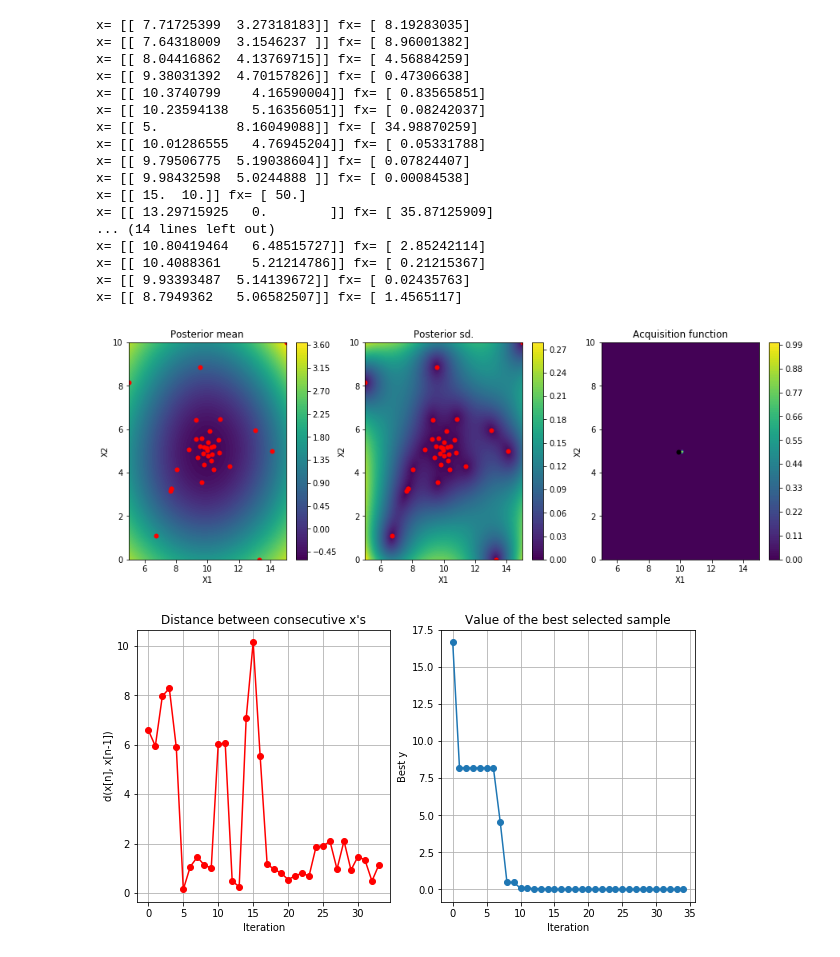
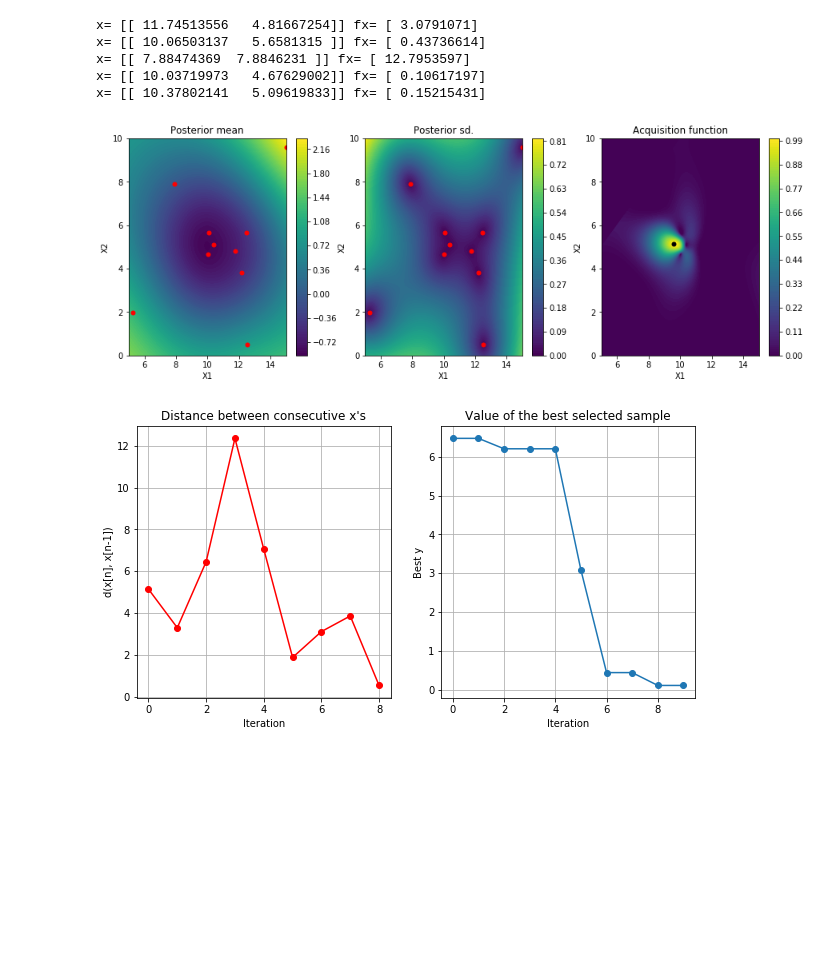
Before and after one commit to AtsushiNishida/test, a Jupyter notebook: BayesianOptimization.ipynb, the cells around one changed output. Drawn from its saved outputs; the diff is of its cells as text; code cells hidden in the pictures; blank space fills up the shorter version.

```diff
--- a/BayesianOptimization.ipynb
+++ b/BayesianOptimization.ipynb
@@ -17,6 +17,12 @@ def f(x):
 # Discrete value is available. Please use 'discrete' instead of 'continuous'.
 bounds = [{'name': 'x0', 'type': 'continuous', 'domain': (5,15)},{'name': 'x1', 'type': 'continuous', 'domain': (0, 10)}]
 
+# Constraints between parameters. - x[:,0] + x[:,1] <= 0
+# See Acquisition function graph.
+constraints = [{'name': 'const_1', 'constrain': '- x[:,0] + x[:,1]'}]
+
 # instance class
-myBopt = GPyOpt.methods.BayesianOptimization(f=f, domain=bounds)
+myBopt = GPyOpt.methods.BayesianOptimization(f=f, domain=bounds, constrains=constraints)
+myBopt.plot_acquisition()
+myBopt.plot_convergence()
 # %% [output]
@@ -28,25 +36,13 @@ x= [[ 9.54108958  8.87046303]] fx= [ 15.19108287]
 # %%
 # optimization
-myBopt.run_optimization(max_iter=30)
+myBopt.run_optimization(max_iter=5)
 myBopt.plot_acquisition()
 myBopt.plot_convergence()
 # %% [output]
-x= [[ 7.71725399  3.27318183]] fx= [ 8.19283035]
-x= [[ 7.64318009  3.1546237 ]] fx= [ 8.96001382]
-x= [[ 8.04416862  4.13769715]] fx= [ 4.56884259]
-x= [[ 9.38031392  4.70157826]] fx= [ 0.47306638]
-x= [[ 10.3740799    4.16590004]] fx= [ 0.83565851]
-x= [[ 10.23594138   5.16356051]] fx= [ 0.08242037]
-x= [[ 5.          8.16049088]] fx= [ 34.98870259]
-x= [[ 10.01286555   4.76945204]] fx= [ 0.05331788]
-x= [[ 9.79506775  5.19038604]] fx= [ 0.07824407]
-x= [[ 9.98432598  5.0244888 ]] fx= [ 0.00084538]
-x= [[ 15.  10.]] fx= [ 50.]
-x= [[ 13.29715925   0.        ]] fx= [ 35.87125909]
-... (14 lines left out)
-x= [[ 10.80419464   6.48515727]] fx= [ 2.85242114]
-x= [[ 10.4088361    5.21214786]] fx= [ 0.21215367]
-x= [[ 9.93393487  5.14139672]] fx= [ 0.02435763]
-x= [[ 8.7949362   5.06582507]] fx= [ 1.4565117]
+x= [[ 11.74513556   4.81667254]] fx= [ 3.0791071]
+x= [[ 10.06503137   5.6581315 ]] fx= [ 0.43736614]
+x= [[ 7.88474369  7.8846231 ]] fx= [ 12.7953597]
+x= [[ 10.03719973   4.67629002]] fx= [ 0.10617197]
+x= [[ 10.37802141   5.09619833]] fx= [ 0.15215431]
-[figure, old version]
+[figure, new version]
-[figure, old version]
+[figure, new version]
```
Also changed, not shown: parts of 8 cells of this notebook.
